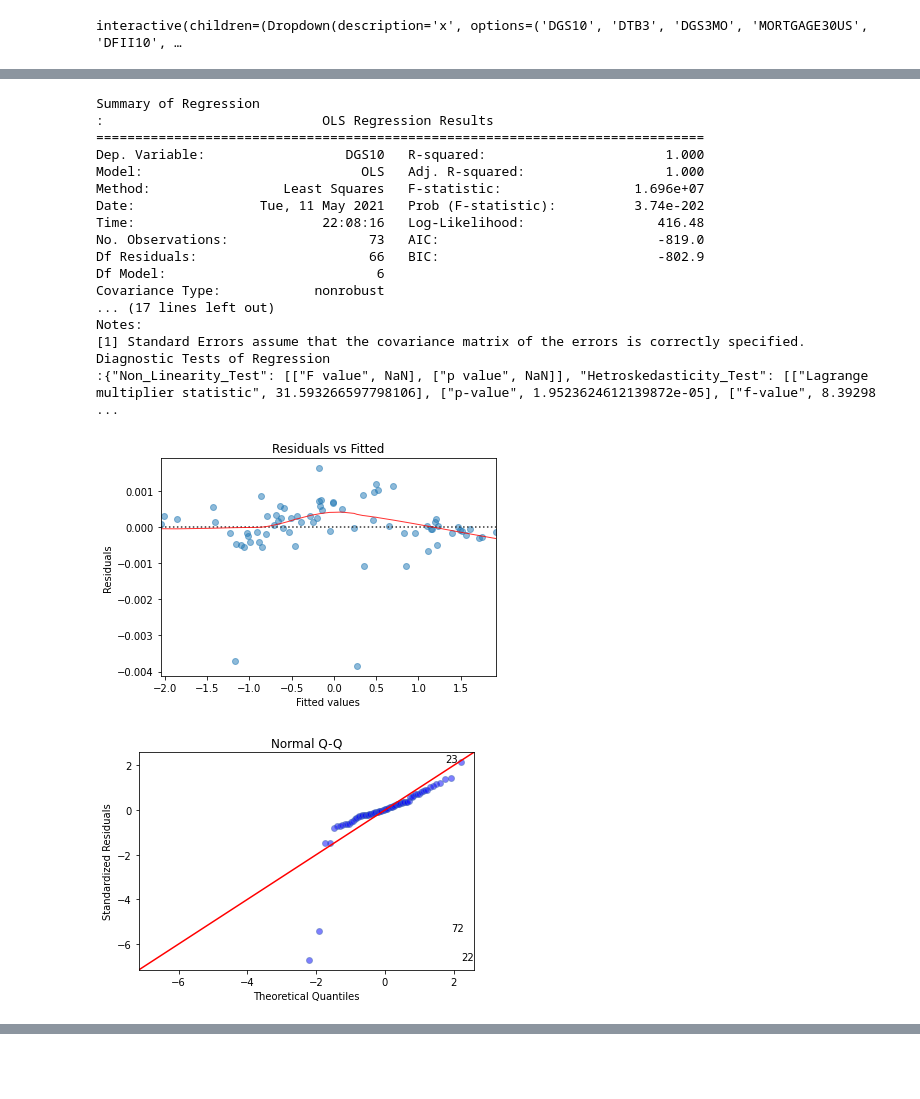
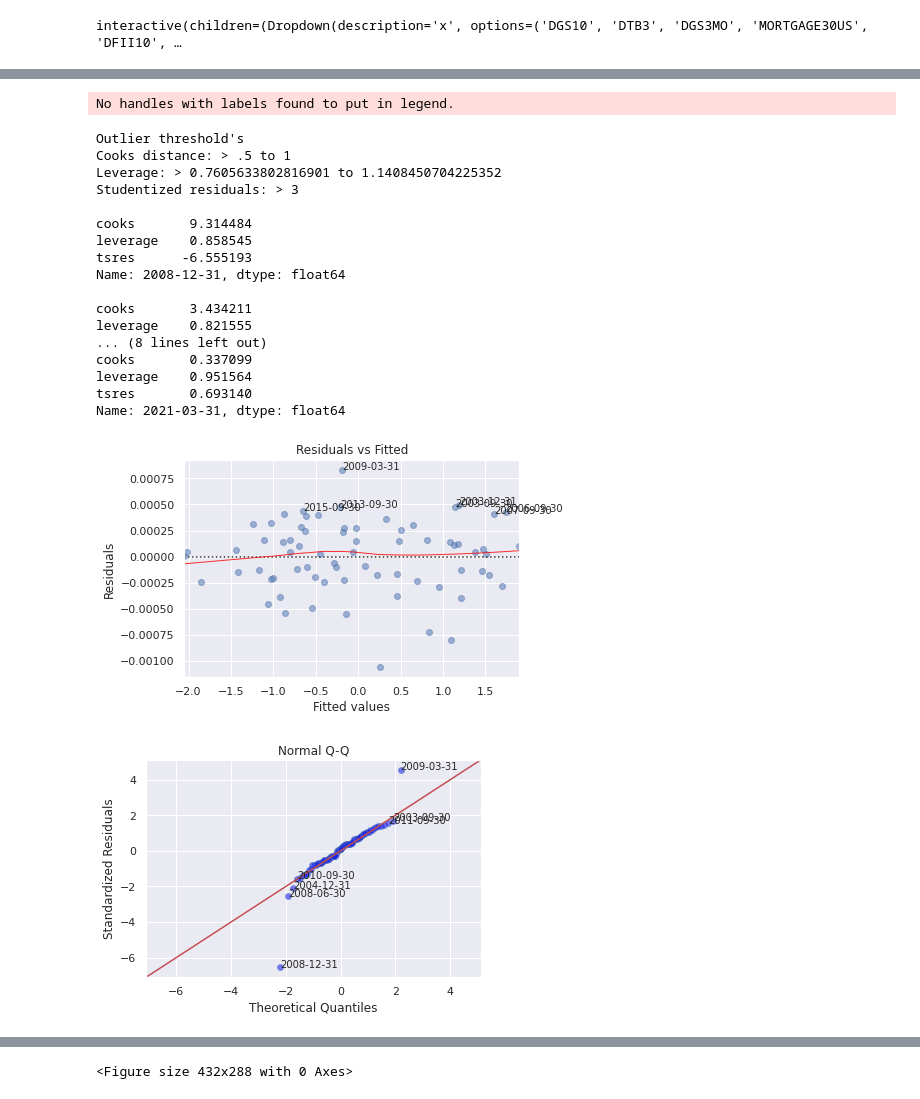
Before and after one commit to webclinic017/Python-Stock-1, a Jupyter notebook: FRED_analysis.ipynb, the cells around one changed output, grey strips where cells are left out. Drawn from its saved outputs; the diff is of its cells as text; code cells hidden in the pictures; blank space fills up the shorter version.

Commit message:
various
regression diagnostic plots

```diff
--- a/FRED_analysis.ipynb
+++ b/FRED_analysis.ipynb
@@ -159,9 +186,8 @@ ic = True
 
 # evaluate an elastic net model on the dataset
 tsize = .20
-train, test = train_test_split(all_data.iloc[:,0:], test_size=tsize, shuffle=True)
+train, test = train_test_split(transformed.iloc[:,0:], test_size=tsize, shuffle=True)
 
-#interaction = PolynomialFeatures(degree=p, include_bias=False, interaction_only=False)
 interaction = PolynomialFeatures(degree=2, include_bias=False, interaction_only=ic)
 
 #train_t, lambdas_t = transform_boxcox(train)
@@ -195,9 +221,7 @@ y_train = pd.DataFrame(train_t.iloc[:,0])
 
 #exclude y
 
-X_train = train_t.iloc[:,1:]
-
-X_inter_train = pd.DataFrame(interaction.fit_transform(X_train), columns=interaction.get_feature_names(input_features=pd.DataFrame(train_t.iloc[:,1:]).columns))
+X_inter_train = pd.DataFrame(interaction.fit_transform(train_t.iloc[:,1:]), columns=interaction.get_feature_names(input_features=pd.DataFrame(train_t.iloc[:,1:]).columns))
 
     #apply ZCA each time a set of factors are removed (i.e. iteratively)
  #trf = zca.ZCA().fit(X_inter_train)
@@ -214,9 +238,7 @@ X_inter_train = pd.DataFrame(interaction.fit_transform(X_train), columns=interac
 
 y_test = pd.DataFrame(test_t.iloc[:,0])
 
-X_test = test_t.iloc[:,1:]
-
-X_inter_test = pd.DataFrame(interaction.fit_transform(X_test), columns=interaction.get_feature_names(input_features=pd.DataFrame(test_t.iloc[:,1:]).columns))
+X_inter_test = pd.DataFrame(interaction.fit_transform(test_t.iloc[:,1:]), columns=interaction.get_feature_names(input_features=pd.DataFrame(test_t.iloc[:,1:]).columns))
 
  #X_test = pd.DataFrame(trf.transform(X_inter_test))
   #X_test = pd.DataFrame(trf.transform(X_test))
@@ -282,0 +289,7 @@ ElasticNet(alpha=0.001, l1_ratio=0.99)
+# %%
+best_model.fit(X_inter_train,train_t.iloc[:,0])
+
+trainScore = best_model.score(X_inter_train, y_train, sample_weight=None)
+testScore = best_model.score(X_inter_test, y_test, sample_weight=None)
+print(trainScore)
+print(testScore)
@@ -283,15 +299,22 @@ ElasticNet(alpha=0.001, l1_ratio=0.99)
 # %%
-coef = pd.DataFrame(best_model.coef_).set_index(train_.iloc[:,1:].columns)
+coef = pd.DataFrame(best_model.coef_).set_index(X_inter_train.columns)
 
 a_coef = abs(coef)
 a_coef.sort_values(by=[0],ascending=False,inplace=True)
 chosen_few = a_coef[a_coef>0].dropna().index.values
 
-#train_ = pd.DataFrame(scaler_.transform(all_data))
+scaler_ = preprocessing.StandardScaler().fit(all_data)
+
+#
+train_ = pd.DataFrame(scaler_.transform(all_data))
+train_.columns = all_data.columns
+train_.index = all_data.index
+
+X_inter_train_ = pd.DataFrame(interaction.fit_transform(train_.iloc[:,1:]), columns=interaction.get_feature_names(input_features=pd.DataFrame(train_.iloc[:,1:]).columns))
 
 max_pvalue = 1
 New_Names = X_inter_train.columns
-X_b = train_[chosen_few]
+X_b = X_inter_train_[chosen_few]
 while (max_pvalue > .05):
 
     trf = zca.ZCA().fit(X_b)
@@ -300,7 +323,8 @@ while (max_pvalue > .05):
     X_b_z.columns=pd.DataFrame(X_b).columns
     X_b_z.index = train_.index
 
-    model_ = sm.OLS(pd.DataFrame(train_.iloc[:,0]),sm.tools.tools.add_constant(X_b_z, prepend=True, has_constant='skip'))
+    model_ = sm.OLS(train_.iloc[:,0],sm.tools.tools.add_constant(X_b_z, prepend=True, has_constant='skip'))
+    #model_ = sm.OLS(pd.DataFrame(pd.concat([train_.iloc[:,0],X_b_z],axis=1),sm.tools.tools.add_constant(X_b_z, prepend=True, has_constant='skip'))
     results_ = model_.fit()
 
     set_ = X_b.columns.tolist()
@@ -312,56 +336,57 @@ while (max_pvalue > .05):
         set_.remove(max_pname)
         New_Names = set_
 
-        X_b = train_[New_Names]
-        X_b.index = train_.index
+        X_b = X_inter_train_[New_Names]
+        X_b.index = X_inter_train_.index
 
 #from statsmodels.formula.api import ols
 #lm = ols(pd.DataFrame(train_.iloc[:,0]) ~ sm.tools.tools.add_constant(X_b_z, prepend=True, has_constant='skip')).fit()
 #table = sm.stats.anova_lm(model_, type=3)
 #print(table)
 
 linear_plot = Plot.LinearRegressionResidualPlot(X_b_z, pd.DataFrame(train_.iloc[:,0]))
 lm = linear_plot.fit()
 summary, diag_res = linear_plot.diagnostic_plots(lm)
 print("Summary of Regression\n:{}".format(summary))
 print("Diagnostic Tests of Regression\n:{}".format(diag_res))
 
 plt.show()
 
 %matplotlib inline
 
-sns.pairplot(pd.concat([pd.DataFrame(train[Y]),X_b_z],axis=1), hue=Y, height=2);
+#sns.pairplot(pd.concat([pd.DataFrame(train[Y]),X_b_z],axis=1), hue=Y, height=2);
 
 pd.concat([pd.DataFrame(train[Y]),X_b_z],axis=1).hist()
 
 plt.show()
 
 model_s = sklearn.linear_model.LinearRegression()
 model_s.fit(X_b_z, pd.DataFrame(train_[Y]))
 
 shap.initjs()
 e = shap.explainers.Linear(model_s, X_b_z)
 
 shap_values = e.shap_values(X_b_z)
 shap.summary_plot(shap_values, X_b_z)
 shap.plots.heatmap(e(X_b_z))
 # %% [output]
-Summary of Regression
-:                            OLS Regression Results
-==============================================================================
-Dep. Variable:                  DGS10   R-squared:                       1.000
-Model:                            OLS   Adj. R-squared:                  1.000
-Method:                 Least Squares   F-statistic:                 1.696e+07
-Date:                Tue, 11 May 2021   Prob (F-statistic):          3.74e-202
-Time:                        22:08:16   Log-Likelihood:                 416.48
-No. Observations:                  73   AIC:                            -819.0
-Df Residuals:                      66   BIC:                            -802.9
-Df Model:                           6
-Covariance Type:            nonrobust
-... (17 lines left out)
-Notes:
-[1] Standard Errors assume that the covariance matrix of the errors is correctly specified.
-Diagnostic Tests of Regression
-:{"Non_Linearity_Test": [["F value", NaN], ["p value", NaN]], "Hetroskedasticity_Test": [["Lagrange multiplier statistic", 31.593266597798106], ["p-value", 1.9523624612139872e-05], ["f-value", 8.39298 ...
+No handles with labels found to put in legend.
+Outlier threshold's
+Cooks distance: > .5 to 1
+Leverage: > 0.7605633802816901 to 1.1408450704225352
+Studentized residuals: > 3
+
+cooks       9.314484
+leverage    0.858545
+tsres      -6.555193
+Name: 2008-12-31, dtype: float64
+
+cooks       3.434211
+leverage    0.821555
+... (8 lines left out)
+cooks       0.337099
+leverage    0.951564
+tsres       0.693140
+Name: 2021-03-31, dtype: float64
-[figure, old version]
+[figure, new version]
-[figure, old version]
+[figure, new version]
@@ -370,0 +413 @@ Diagnostic Tests of Regression
+<Figure size 432x288 with 0 Axes>
```
Also changed, not shown: parts of 5 cells of this notebook, 4 other files.
